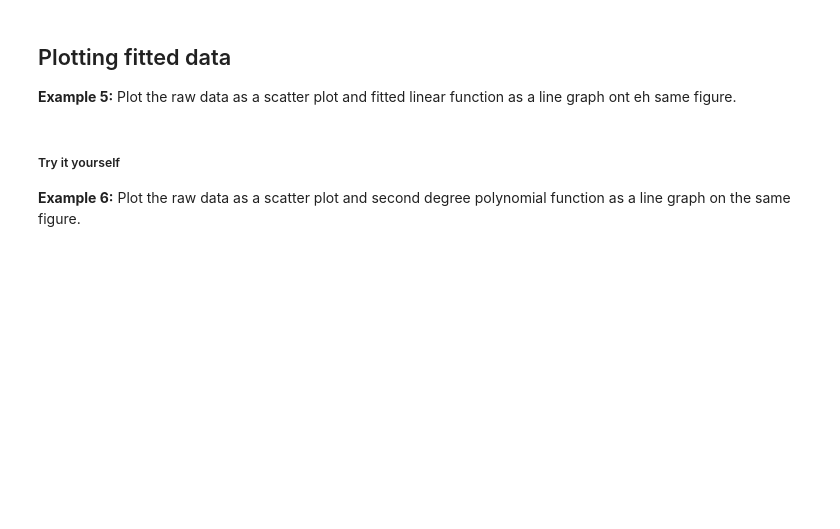
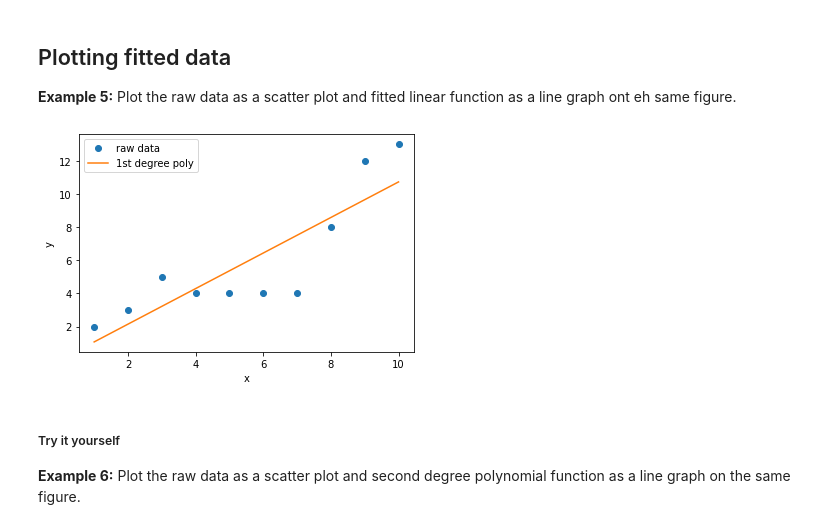
Before and after one commit to hphilamore/UoB_ICP_2021, a Jupyter notebook: Week_9.2-Curve_fitting.ipynb, the cells around one changed output. Saved outputs shown, nothing was run; the diff lists cells and outputs as text; code cells hidden in the pictures; blank space fills up the shorter version.

```diff
--- a/Week_9.2-Curve_fitting.ipynb
+++ b/Week_9.2-Curve_fitting.ipynb
@@ -64,3 +64,9 @@ Print the coefficients of the fitted function.
 # %%
 x = np.array([1, 6, 3, 4, 10, 2, 7, 8, 9, 5])
 y = np.array([2, 4, 5, 4, 13, 3, 4, 8, 12, 4])
+
+c1 = np.polyfit(x, y, 1)
+
+print(c1)
+
+print(c1[0], c1[1])
@@ -112,12 +127,20 @@ Returns:
 __Example 3:__
 
 Use `numpy.polyval` to generate x,y data of the fitted linear function.
+# %%
+x_new = np.array(sorted(x))
+
+yfit1 = np.polyval(c1, x_new)
 # %% [markdown]
 ##### Try it yourself
 
 __Example 4:__
 
 Use `numpy.polval` to generate x,y data of the fitted second degree polynomial function.
+# %%
+x_new = np.array(sorted(x))
+
+yfit2 = np.polyval(c2, x_new)
 # %% [markdown]
 ## Plotting fitted data
 
@@ -127,3 +148,17 @@ __Example 5:__ Plot the raw data as a scatter plot and fitted linear function as
+# %%
+# plot data
+plt.plot(x, y, 'o', label='raw data')
+
+plt.plot(x_new, yfit1, label='1st degree poly')
+
+plt.legend()
+
+plt.xlabel('x')
+plt.ylabel('y')
+
+plt.show()
+# %% [output]
+[figure, added]
 # %% [markdown]
 ##### Try it yourself
 
```
Also changed, not shown: parts of 10 cells of this notebook, 2 other files.
